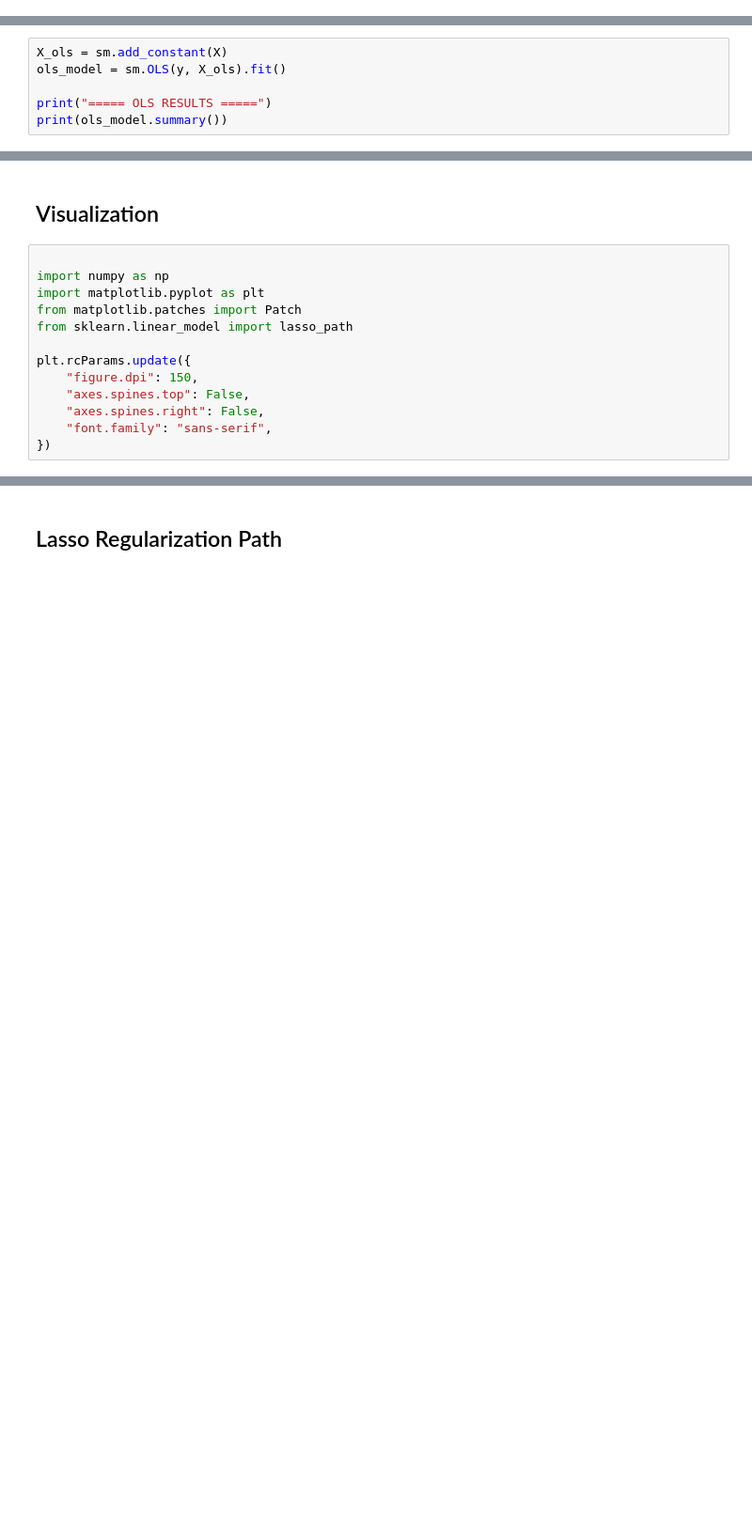
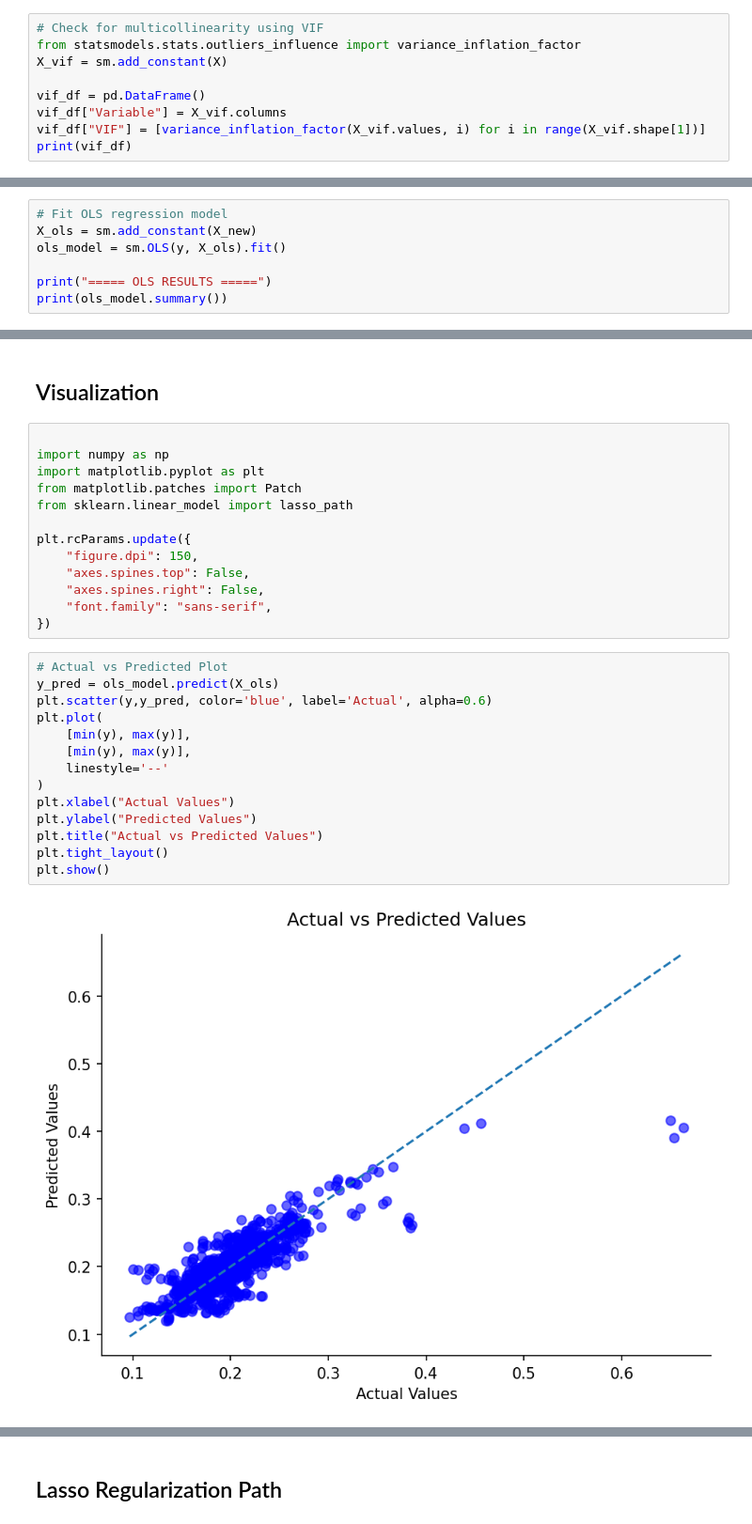
Before and after one commit to dt7860920/5300-Project, a Jupyter notebook: notebooks/regression_lasso_notebook_with_visualization.ipynb, the cells around one changed output, grey strips where cells are left out. Shown at 94% size. Drawn from its saved outputs; the diff is of its cells as text; blank space fills up the shorter version.

```diff
--- a/notebooks/regression_lasso_notebook_with_visualization.ipynb
+++ b/notebooks/regression_lasso_notebook_with_visualization.ipynb
@@ -40,3 +40,12 @@ data = pd.concat([X, y], axis=1).dropna()
 
 X = data[X.columns]
 y = data["rent_to_income"]
+# %%
+# Check for multicollinearity using VIF
+from statsmodels.stats.outliers_influence import variance_inflation_factor
+X_vif = sm.add_constant(X)
+
+vif_df = pd.DataFrame()
+vif_df["Variable"] = X_vif.columns
+vif_df["VIF"] = [variance_inflation_factor(X_vif.values, i) for i in range(X_vif.shape[1])]
+print(vif_df)
@@ -43,5 +83,6 @@ y = data["rent_to_income"]
 # %%
-X_ols = sm.add_constant(X)
+# Fit OLS regression model
+X_ols = sm.add_constant(X_new)
 ols_model = sm.OLS(y, X_ols).fit()
 
 print("===== OLS RESULTS =====")
@@ -115,3 +161,19 @@ plt.rcParams.update({
     "axes.spines.right": False,
     "font.family": "sans-serif",
 })
+# %%
+# Actual vs Predicted Plot
+y_pred = ols_model.predict(X_ols)
+plt.scatter(y,y_pred, color='blue', label='Actual', alpha=0.6)
+plt.plot(
+    [min(y), max(y)],
+    [min(y), max(y)],
+    linestyle='--'
+)
+plt.xlabel("Actual Values")
+plt.ylabel("Predicted Values")
+plt.title("Actual vs Predicted Values")
+plt.tight_layout()
+plt.show()
+# %% [output]
+[figure, added]
```
Also changed, not shown: parts of 8 cells of this notebook.
